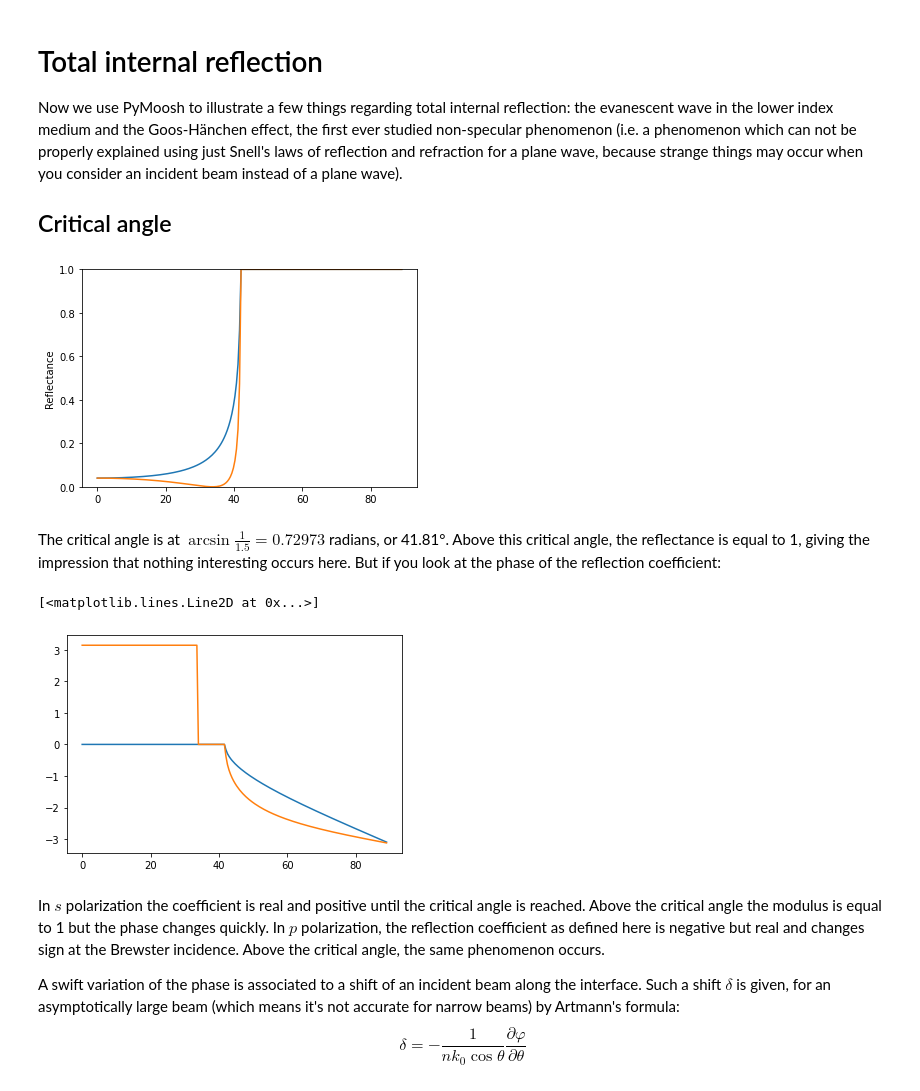
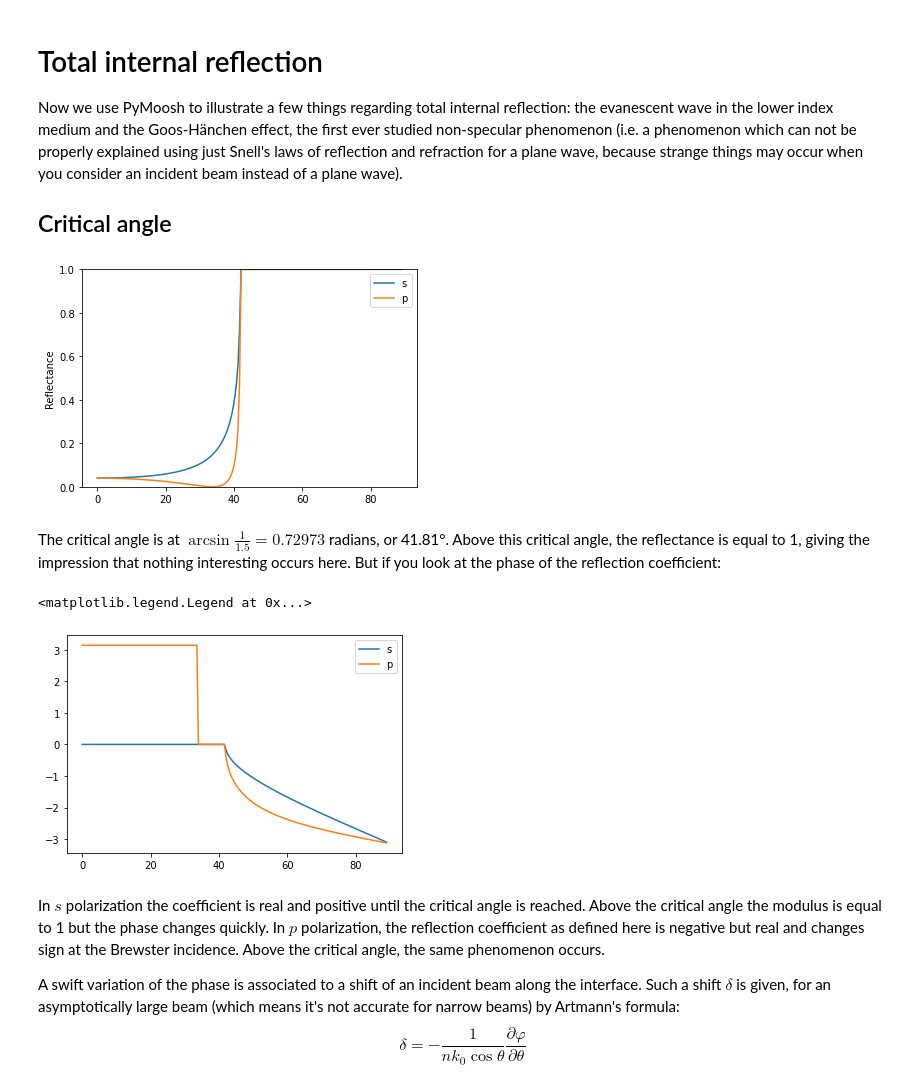
Before and after one commit to AnMoreau/PyMoosh, a Jupyter notebook: notebooks/Total_internal_reflection.ipynb, the cells around one changed output. Saved outputs shown, nothing was run; the diff lists cells and outputs as text; code cells hidden in the pictures.

```diff
--- a/notebooks/Total_internal_reflection.ipynb
+++ b/notebooks/Total_internal_reflection.ipynb
@@ -8,44 +8,46 @@ Now we use PyMoosh to illustrate a few things regarding total internal reflectio
 # %%
 # Need to modify the path to be able to import PyMoosh :: you don't need to do that if PyMoosh.py is in the same
 # directory as your Notebook.
 import sys
 import os
 module_path = os.path.abspath(os.path.join('..'))
 sys.path.append(module_path+"/code")
 
 # Here it is !
 from PyMoosh import *
 import matplotlib.pyplot as plt
 
 wavelength=600
 
 TIR=Structure([2.25,1.],[0,1],[20*wavelength,3*wavelength])
 
 # For TE polarization
 incidence,r,t,R,T=Angular(TIR,wavelength,0.,0.,89.,200)
 # For TM polarization, same incidence angles
 incidence,r_p,t_p,R_p,T_p=Angular(TIR,wavelength,1.,0.,89.,200)
 
 # Visualization of the result
 import matplotlib.pyplot as plt
 plt.figure(1)
 plt.plot(incidence,R)
 plt.plot(incidence,R_p)
+plt.legend(["s","p"])
+
 plt.ylabel('Reflectance')
 plt.ylim(0,1)
 plt.show()
 # %% [output]
-[figure, old version]
+[figure, new version]
 # %% [markdown]
 The critical angle is at $\arcsin \frac{1}{1.5}=0.72973$ radians, or 41.81°. Above this critical angle, the reflectance is equal to 1, giving the impression that nothing interesting occurs here. But if you look at the phase of the reflection coefficient:
 # %%
 plt.figure(2)
 plt.plot(incidence,np.angle(r))
-plt.legend()
 plt.plot(incidence,np.angle(r_p))
+plt.legend(["s","p"])
 # %% [output]
-[<matplotlib.lines.Line2D at 0x...>]
+<matplotlib.legend.Legend at 0x...>
-[figure, old version]
+[figure, new version]
 # %% [markdown]
 In $s$ polarization the coefficient is real and positive until the critical angle is reached. Above the critical angle the modulus is equal to 1 but the phase changes quickly. In $p$ polarization, the reflection coefficient as defined here is negative but real and changes sign at the Brewster incidence. Above the critical angle, the same phenomenon occurs.
 
```
Also changed, not shown: 2 other files.
